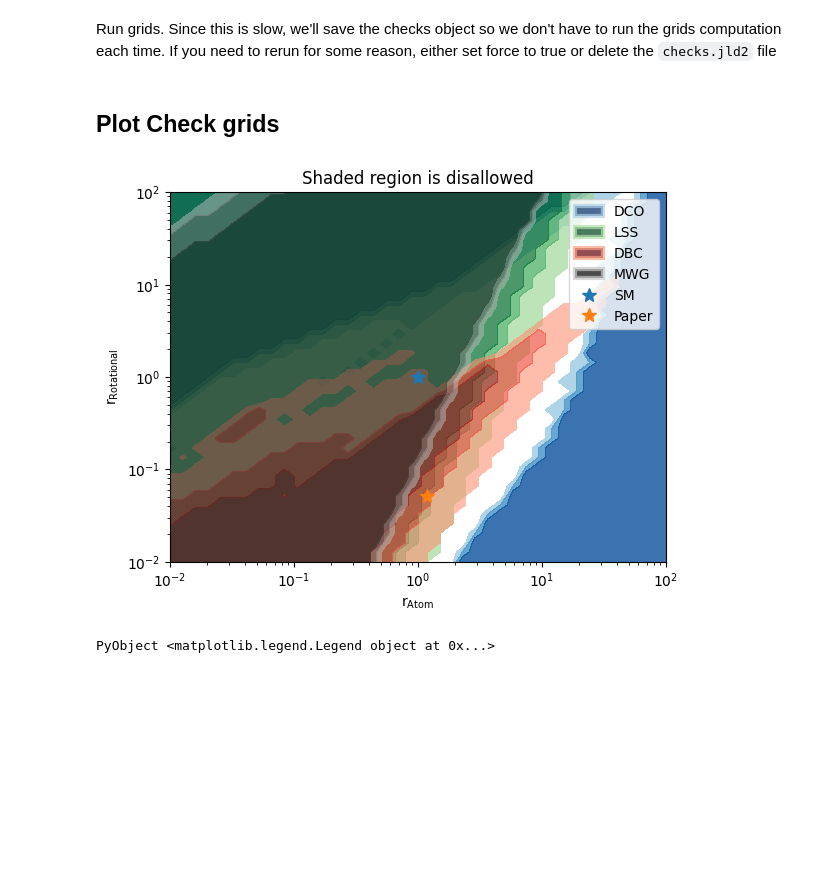
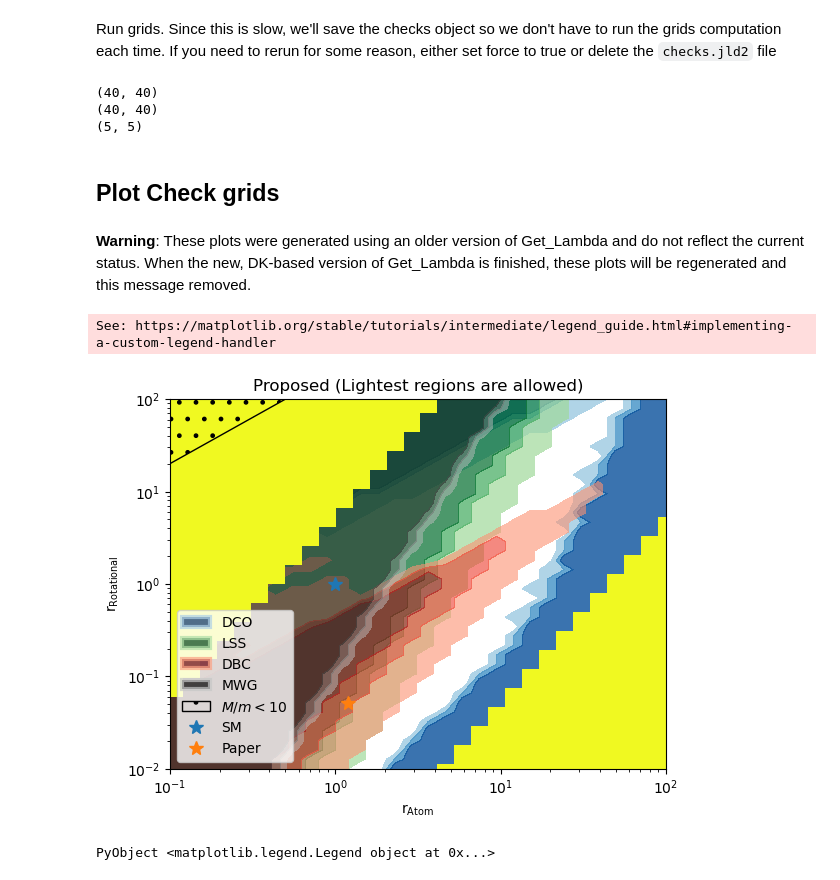
Before and after one commit to mtryan83/constraints, a Jupyter notebook: testing.ipynb, the cells around one changed output. Cells and saved outputs as stored; diff of their text form; code cells hidden in the pictures; blank space fills up the shorter version.

Commit message:
Updated constraints and testing notebook. Also added linked julia file generated through jupytext.

```diff
--- a/testing.ipynb
+++ b/testing.ipynb
@@ -137,9 +137,25 @@ rα = adm.rα
 # rrot = adm.rα^2 .* r_m.^2 ./ r_M
 
 # Sampling in rATOM=rA, rROT=rR space
-rA = 10 .^ range(-2,2,length=40)
-rR = 10 .^ range(-2,2, length=40)
+res = 10
+rA = 10 .^ range(-1,2,length=res)
+rR = 10 .^ range(-2,2, length=res)
+
+# Converting to grid
 rA, rR = ndgrid(rA, rR)
 r_m = rA ./ rα^2
 r_M = rA .^2 ./ (rα^2 .* rR)
+
+# Want additional data points for the top-left and bottom-right regions in
+# the rm,rM space for the secondary r_m, r_M plot
+# Solution: remake grid using r_m,r_M extrema at lower resolution.
+# Merging with original grid was breaking contour algorithm (no way to
+# get back rectangular matrix without interpolation
+scaling = 2 # decrease resolution by factor of 2
+r_m2 = 10 .^ range(minimum(log10.(r_m[:])),
+    maximum(log10.(r_m[:])),length=round(Int,size(r_m)[1]/scaling))
+r_M2 = 10 .^ range(minimum(log10.(r_M[:])),
+    maximum(log10.(r_M[:])),length=length(r_m2))
+r_m2,r_M2 = ndgrid(r_m2,r_M2)
+
 rV = rA .* sqrt.(rR ./ rA);
@@ -181,7 +248,17 @@ else
     close(file)
 end
+# %%
+println(size(r_m))
+println(size(rA))
+println(size(r_m2))
+# %% [output]
+(40, 40)
+(40, 40)
+(5, 5)
 # %% [markdown]
 ## Plot Check grids
+# %% [markdown]
+**Warning**: These plots were generated using an older version of Get_Lambda and do not reflect the current status. When the new, DK-based version of Get_Lambda is finished, these plots will be regenerated and this message removed.
 # %%
 using PyPlot
 
@@ -207,38 +284,49 @@ for k in keys(checks)
     conts = contourf(x,y, 1 .-checks[k],cmap=cols[k],levels=3,alpha=0.5+alpha_offset)
     conts.collections[1].set_alpha(0)
     #conts.collections[end].set_label(k)
     #push!(hndls,conts.legend_elements()[1][1])
 
     cmap = ColorMap(cols[k])
     #println("$k: $(cols[k]): $(cmap(1))")
 
     # the following comes from
     # https://stackoverflow.com/questions/57024194/how-to-create-an-ax-legend-method-for-contourf-plots-that-doesnt-require-pass/57030414#57030414
     # and has been modified to fit your Julia screen
     # pass labels to proxies and place proxies in loop
     proxy = plt.Rectangle((NaN, NaN), NaN, 1, fc=cmap(0.999), ec=cmap(0.33),
                            alpha=0.7, linewidth=3, label=k)
     # pass proxies to ax.patches
     ax = gca()
     ax.add_patch(proxy)
 
     # Need to figure out a way to label colors without using a hundred color bars
     alpha_offset -= 0.1
     clim(0,1)
 end
 PyPlot.xlim(extrema(x))
-PyPlot.ylim(extrema(y))
+PyPlot.xlim(0.1,maximum(x))
+yl = PyPlot.ylim(extrema(y))
+flag = r_M.<.1 .||
+       r_M.>1000 .||
+       r_m.<0.001 .||
+       r_m.>100
+pcolormesh(x,y,1 ./(flag),cmap=get_cmap("plasma",2).reversed(),label="\$r_M < 1\$")
+x = unique(rA)
+y = 200 * x
+#plot(x,y,linestyle="dashed",color="black")
+PyPlot.fill_between(x,y,maximum(yl),edgecolor="k",facecolor="none",hatch=".",label="\$M/m < 10\$")
 PyPlot.xscale("log")
 PyPlot.yscale("log")
 PyPlot.xlabel("r\$_{\\rm Atom}\$")
 PyPlot.ylabel("r\$_{\\rm Rotational}\$")
 append!(hndls,plotExamplePoints())
-title("Shaded region is disallowed")
+title("Proposed (Lightest regions are allowed)")
 #display(hndls)
-PyPlot.legend()
+PyPlot.legend(loc="lower left")
 # %% [output]
+See: https://matplotlib.org/stable/tutorials/intermediate/legend_guide.html#implementing-a-custom-legend-handler
-[figure, old version]
+[figure, new version]
-PyObject <matplotlib.legend.Legend object at 0x...>
+PyObject <matplotlib.legend.Legend object at 0x...>
 # %%
 using PyPlot
 
```
Also changed, not shown: parts of 15 cells of this notebook, 2 other files.
